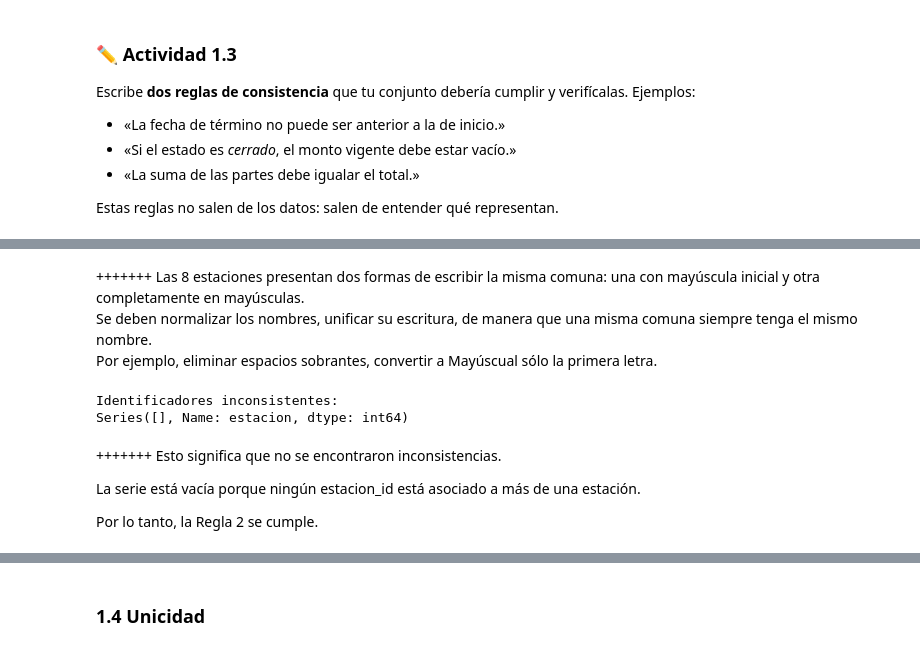
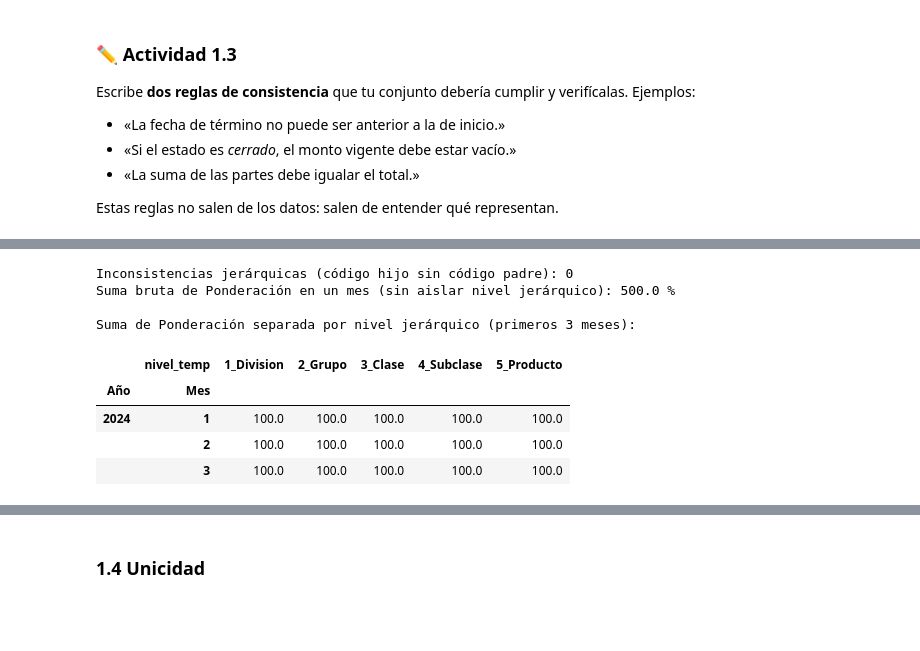
Before and after one commit to frandresst-wq/Proyecto-de-Ciencia-de-Datos, a Jupyter notebook: S2_Notebook_Laboratorio_CDD_Soto_Franco.ipynb, the cells around one changed output, grey strips where cells are left out. Drawn from its saved outputs; the diff is of its cells as text; code cells hidden in the pictures; blank space fills up the shorter version.

Commit message:
Inicia Parte 2 · Limpieza, decisión por decisión

```diff
--- a/S2_Notebook_Laboratorio_CDD_Soto_Franco.ipynb
+++ b/S2_Notebook_Laboratorio_CDD_Soto_Franco.ipynb
@@ -282,21 +252,52 @@ dtype: object
-# %% [markdown]
-+++++++ Las 8 estaciones presentan dos formas de escribir la misma comuna: una con mayúscula inicial y otra completamente en mayúsculas.\
-Se deben normalizar los nombres, unificar su escritura, de manera que una misma comuna siempre tenga el mismo nombre.\
-Por ejemplo, eliminar espacios sobrantes, convertir a Mayúscual sólo la primera letra.
-# %%
-# Regla 2:
-# Cada identificador de estación debe corresponder a una única estación
-# Un mismo estacion_id no debería identificar estaciones diferentes.
-tabla = df.groupby('estacion_id')['estacion'].nunique()
-
-print('Identificadores inconsistentes:')
-print(tabla[tabla > 1])
-# %% [output]
-Identificadores inconsistentes:
-Series([], Name: estacion, dtype: int64)
-# %% [markdown]
-+++++++ Esto significa que no se encontraron inconsistencias.
-
-La serie está vacía porque ningún estacion_id está asociado a más de una estación.
-
-Por lo tanto, la Regla 2 se cumple.
+# %%
+# Regla 1 de Consistencia:
+# a) Integridad jerárquica: Ningún código de nivel inferior puede existir si su nivel padre es nulo (NaN).
+# b) Suma de ponderaciones: La suma de 'Ponderación' por cada nivel jerárquico en cada mes debe ser 100.0%.
+
+df_cons = df.copy()
+cols_num_temp = ['Ponderación', 'Índice', 'Variación Mensual (%)', 'Variación Acumulada (%)',
+                 'Incidencia Mensual (%)', 'Incidencia Acumulada (%)']
+for c in cols_num_temp:
+    df_cons[c] = pd.to_numeric(df_cons[c].astype(str).str.replace(',', '.'), errors='coerce')
+
+# Verificación a): Hijos sin padre en la jerarquía División > Grupo > Clase > Subclase > Producto
+inconsistencias_jerarquia = (
+    (df_cons['Producto'].notna() & df_cons['Subclase'].isna()) |
+    (df_cons['Subclase'].notna() & df_cons['Clase'].isna()) |
+    (df_cons['Clase'].notna() & df_cons['Grupo'].isna()) |
+    (df_cons['Grupo'].notna() & df_cons['División'].isna())
+).sum()
+print('Inconsistencias jerárquicas (código hijo sin código padre):', inconsistencias_jerarquia)
+
+# Verificación b): Suma de Ponderación en bruto vs. separada por nivel jerárquico
+suma_bruta_mes = df_cons.groupby(['Año', 'Mes'])['Ponderación'].sum().iloc[0].round(2)
+print('Suma bruta de Ponderación en un mes (sin aislar nivel jerárquico):', suma_bruta_mes, '%')
+
+cond_niveles = [
+    df_cons['División'].isna(),
+    df_cons['División'].notna() & df_cons['Grupo'].isna(),
+    df_cons['Grupo'].notna() & df_cons['Clase'].isna(),
+    df_cons['Clase'].notna() & df_cons['Subclase'].isna(),
+    df_cons['Subclase'].notna() & df_cons['Producto'].isna(),
+    df_cons['Producto'].notna()
+]
+nom_niveles = ['0_IPC_General', '1_Division', '2_Grupo', '3_Clase', '4_Subclase', '5_Producto']
+df_cons['nivel_temp'] = np.select(cond_niveles, nom_niveles, default='Otro')
+
+tabla_pond_nivel = (
+    df_cons[df_cons['nivel_temp'] != '0_IPC_General']
+    .groupby(['Año', 'Mes', 'nivel_temp'])['Ponderación']
+    .sum().unstack().round(4)
+)
+print('\nSuma de Ponderación separada por nivel jerárquico (primeros 3 meses):')
+display(tabla_pond_nivel.head(3))
+# %% [output]
+Inconsistencias jerárquicas (código hijo sin código padre): 0
+Suma bruta de Ponderación en un mes (sin aislar nivel jerárquico): 500.0 %
+
+Suma de Ponderación separada por nivel jerárquico (primeros 3 meses):
+|  | nivel_temp | 1_Division | 2_Grupo | 3_Clase | 4_Subclase | 5_Producto |
+| Año | Mes |  |  |  |  |  |
+| 2024 | 1 | 100.0 | 100.0 | 100.0 | 100.0 | 100.0 |
+|  | 2 | 100.0 | 100.0 | 100.0 | 100.0 | 100.0 |
+|  | 3 | 100.0 | 100.0 | 100.0 | 100.0 | 100.0 |
```
Also changed, not shown: parts of 10 cells of this notebook.
